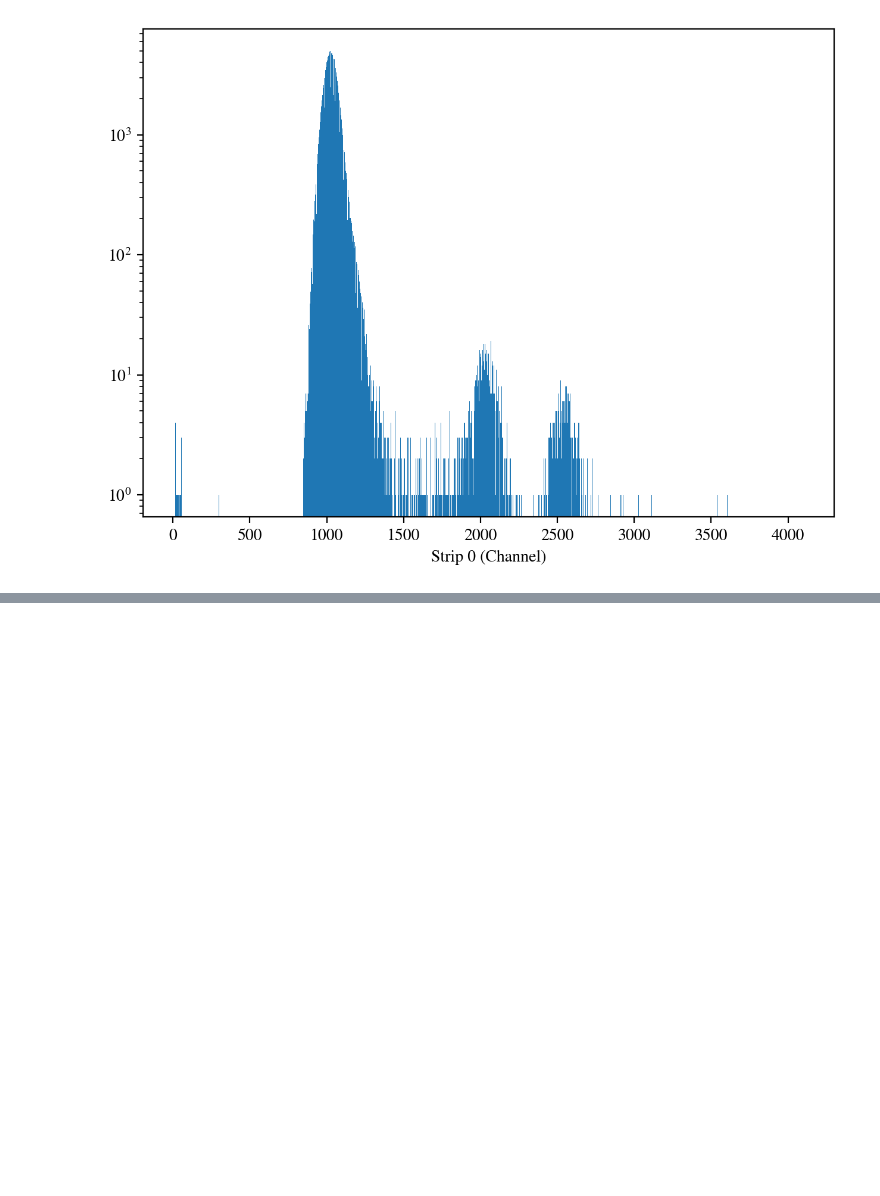
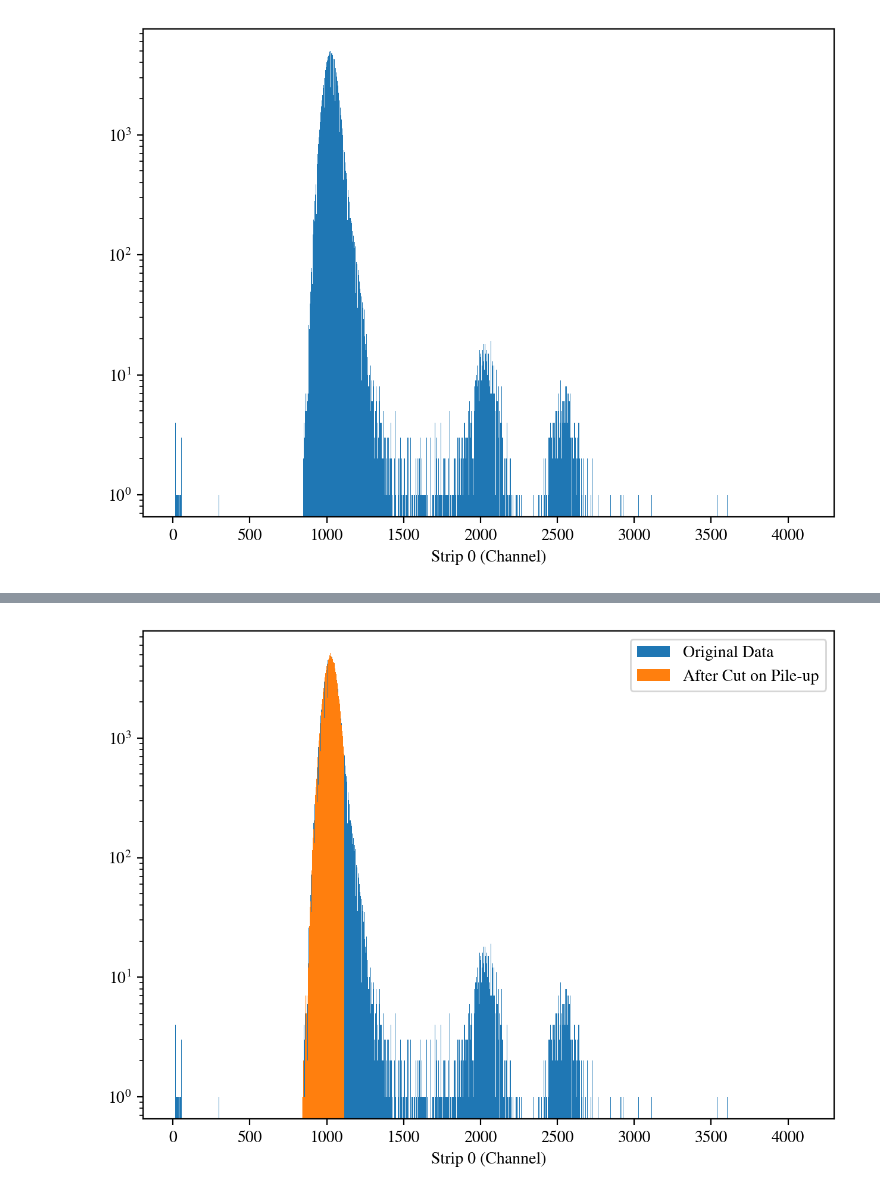
Before and after one commit to dneto1729/MUSIC_with_python, a Jupyter notebook: examples/3 - Basic Analysis and Identifying Potential Events.ipynb, the cells around one changed output, grey strips where cells are left out. Drawn from its saved outputs; the diff is of its cells as text; code cells hidden in the pictures; blank space fills up the shorter version.

```diff
--- a/examples/3 - Basic Analysis and Identifying Potential Events.ipynb
+++ b/examples/3 - Basic Analysis and Identifying Potential Events.ipynb
@@ -88,0 +160,10 @@ plt.show()
+# %%
+# Note here the usage of the drop function. It seems backward at first, but checking the
+# dockstring the binary operator is the right way round
+
+strip_0_cut = df.drop(df[500 > df.s0].index, # Nothing with strip 0 smaller than 500
+                      inplace=False) # Do not make cut "inplace", make a copy of df called strip_0_cut first and cut on the copy
+strip_0_cut.drop(strip_0_cut[strip_0_cut.s0 > 1114].index, # Nothing with strip 0 larger than 1114
+                                inplace=True) # Do not make copy, make the cut "inplace"
+
+strip_0_cut.describe()
@@ -88,0 +181,14 @@ plt.show()
+# %%
+plt.hist(df['s0'], bins='auto',
+         label='Original Data')
+plt.hist(strip_0_cut['s0'], bins='auto',
+         label='After Cut on Pile-up')
+
+plt.xlabel('Strip 0 (Channel)')
+plt.yscale('log')
+
+plt.legend()
+plt.tight_layout()
+plt.show()
+# %% [output]
+[figure, added]
```
Also changed, not shown: parts of 17 cells of this notebook.
